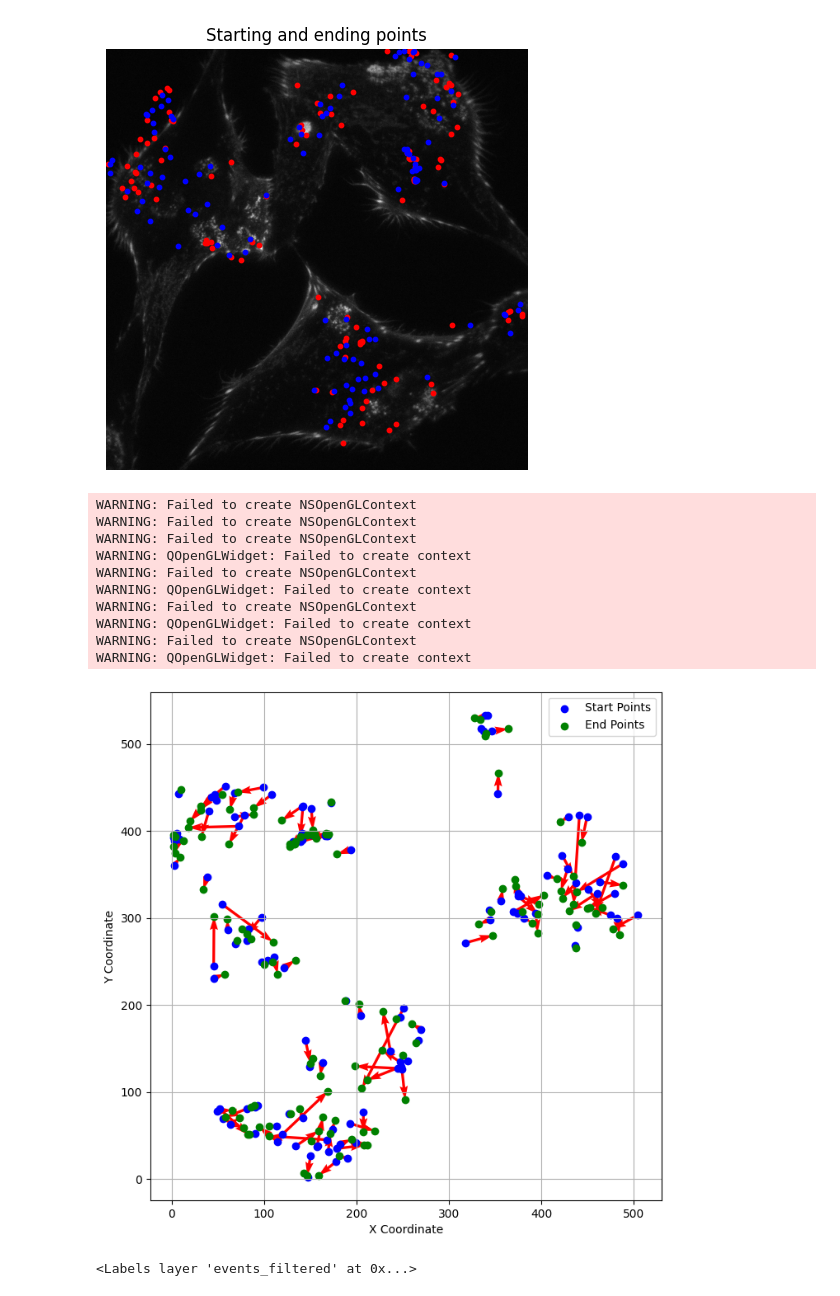
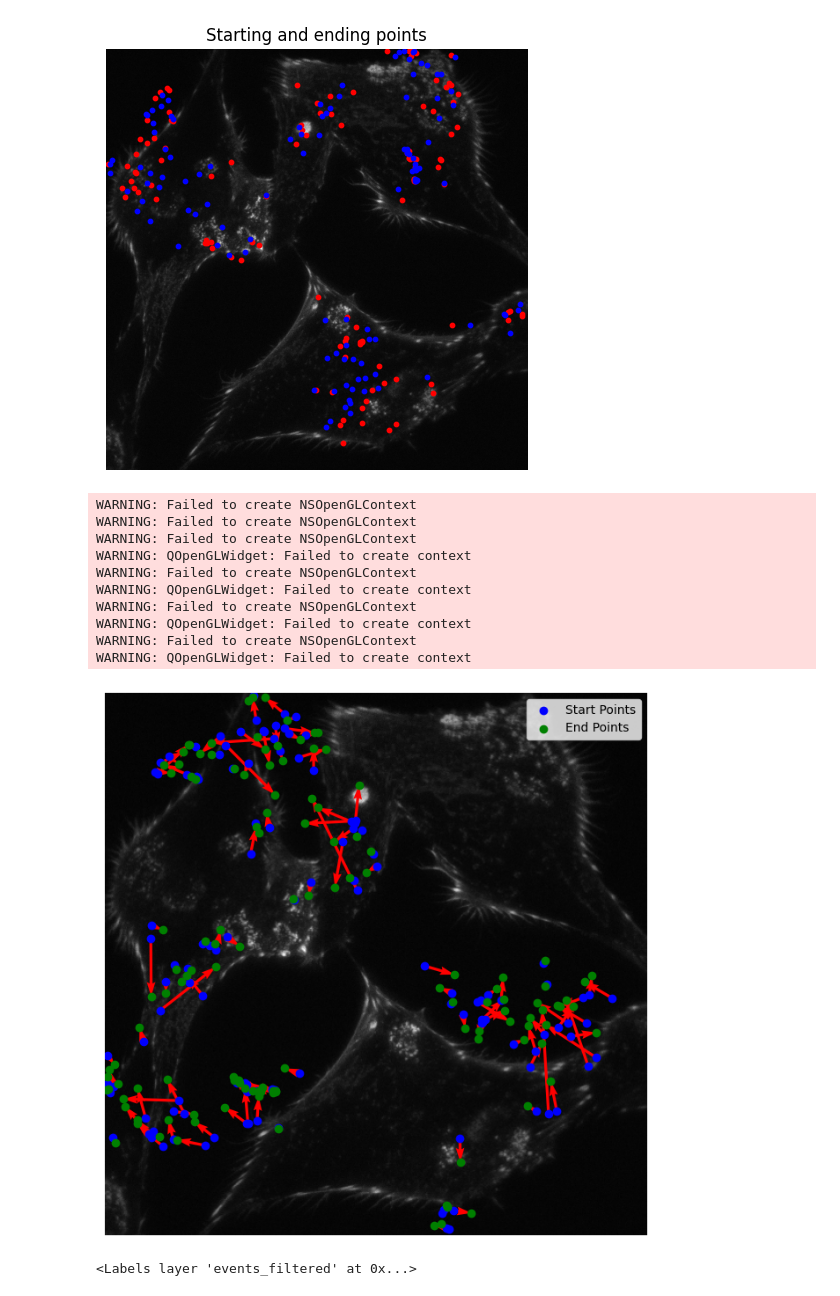
Before and after one commit to leaBroe/arcospx_analysis_quantification_correlation, a Jupyter notebook: arcospx_analysis_nb_finished.ipynb, the cells around one changed output. Drawn from its saved outputs; the diff is of its cells as text; code cells hidden in the pictures.

```diff
--- a/arcospx_analysis_nb_finished.ipynb
+++ b/arcospx_analysis_nb_finished.ipynb
@@ -741,38 +741,38 @@ merged_df_end = pd.merge(end_points, summary_df[['id', 'end_x', 'end_y']], on=['
 
 # Merge the DataFrames on 'id'
 merged_df_full = pd.merge(merged_df_start, merged_df_end, on='id', suffixes=('_start', '_end'))
-merged_df_full
 
 # Calculate differences (dx, dy) for arrow directions
 merged_df_full['dx'] = merged_df_full['end_x'] - merged_df_full['origin_x']
 merged_df_full['dy'] = merged_df_full['end_y'] - merged_df_full['origin_y']
 
 # Plotting
 plt.figure(figsize=(8, 8))
 plt.quiver(merged_df_full['origin_x'], merged_df_full['origin_y'], merged_df_full['dx'], merged_df_full['dy'],
            angles='xy', scale_units='xy', scale=1, color='red')
 
 # Optionally add start and end points
 plt.scatter(merged_df_full['origin_x'], merged_df_full['origin_y'], color='blue', label='Start Points')
 plt.scatter(merged_df_full['end_x'], merged_df_full['end_y'], color='green', label='End Points')
+plt.imshow(selected_slice, cmap='gray')
 
 plt.xlabel('X Coordinate')
 plt.ylabel('Y Coordinate')
 plt.legend()
-plt.grid(True)
+plt.axis('off')
 plt.show()
 # %% [output]
 WARNING: Failed to create NSOpenGLContext
 WARNING: Failed to create NSOpenGLContext
 WARNING: Failed to create NSOpenGLContext
 WARNING: QOpenGLWidget: Failed to create context
 WARNING: Failed to create NSOpenGLContext
 WARNING: QOpenGLWidget: Failed to create context
 WARNING: Failed to create NSOpenGLContext
 WARNING: QOpenGLWidget: Failed to create context
 WARNING: Failed to create NSOpenGLContext
 WARNING: QOpenGLWidget: Failed to create context
-[figure, old version]
+[figure, new version]
 # %%
 import warnings
 
```
